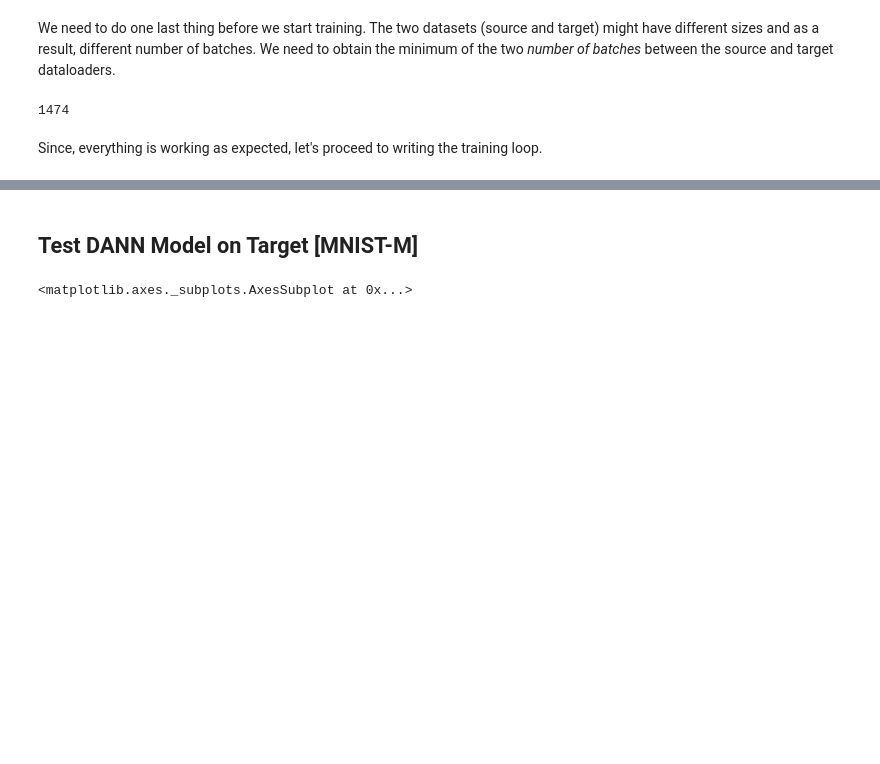
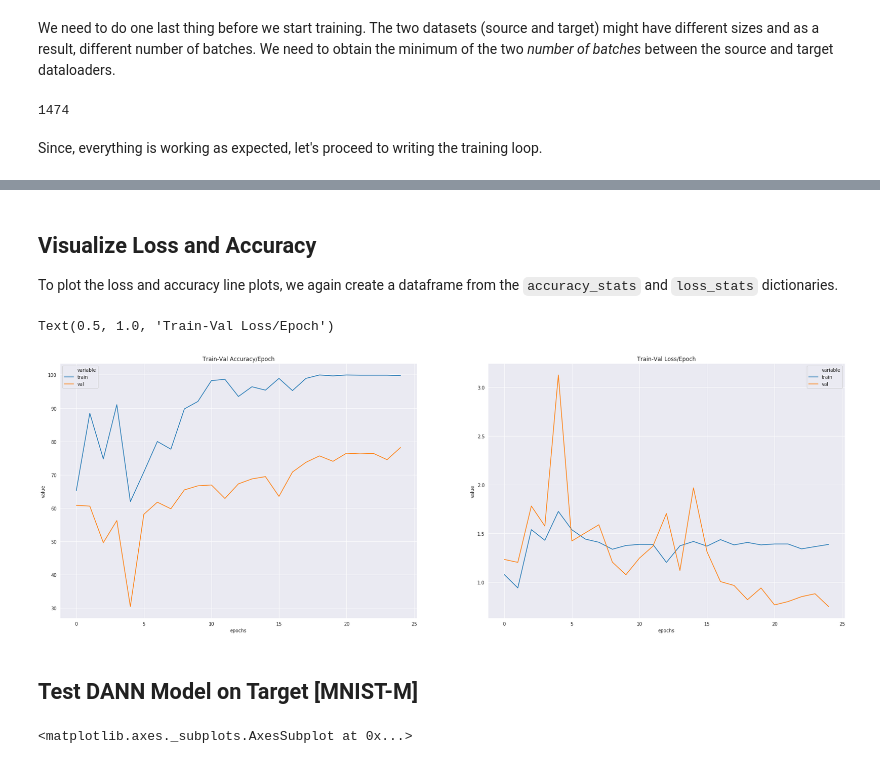
Before and after one commit to theairbend3r/how-to-train-your-neural-net, a Jupyter notebook: pytorch/computer_vision/domain_adaptation/gradient_reverse_layer.ipynb, the cells around one changed output, grey strips where cells are left out. Drawn from its saved outputs; the diff is of its cells as text; code cells hidden in the pictures; blank space fills up the shorter version.

Commit message:
Added loss/acc curves.

```diff
--- a/pytorch/computer_vision/domain_adaptation/gradient_reverse_layer.ipynb
+++ b/pytorch/computer_vision/domain_adaptation/gradient_reverse_layer.ipynb
@@ -758,3 +758,17 @@ Epoch 25: | Train Loss (Total): 1.42043 | Train Acc (Target Class): 99.73 | Val
+# %% [markdown]
+## Visualize Loss and Accuracy
+
+To plot the loss and accuracy line plots, we again create a dataframe from the `accuracy_stats` and `loss_stats` dictionaries.
+# %%
+train_val_acc_df = pd.DataFrame.from_dict(accuracy_stats).reset_index().melt(id_vars=['index']).rename(columns={"index":"epochs"})
+train_val_loss_df = pd.DataFrame.from_dict(loss_stats).reset_index().melt(id_vars=['index']).rename(columns={"index":"epochs"})
+
+fig, axes = plt.subplots(nrows=1, ncols=2, figsize=(30,10))
+sns.lineplot(data=train_val_acc_df, x = "epochs", y="value", hue="variable",  ax=axes[0]).set_title('Train-Val Accuracy/Epoch')
+sns.lineplot(data=train_val_loss_df, x = "epochs", y="value", hue="variable", ax=axes[1]).set_title('Train-Val Loss/Epoch')
+# %% [output]
+Text(0.5, 1.0, 'Train-Val Loss/Epoch')
+[figure, added]
 # %% [markdown]
 ## Test DANN Model on Target [MNIST-M]
 # %%
```
Also changed, not shown: parts of 6 cells of this notebook.
